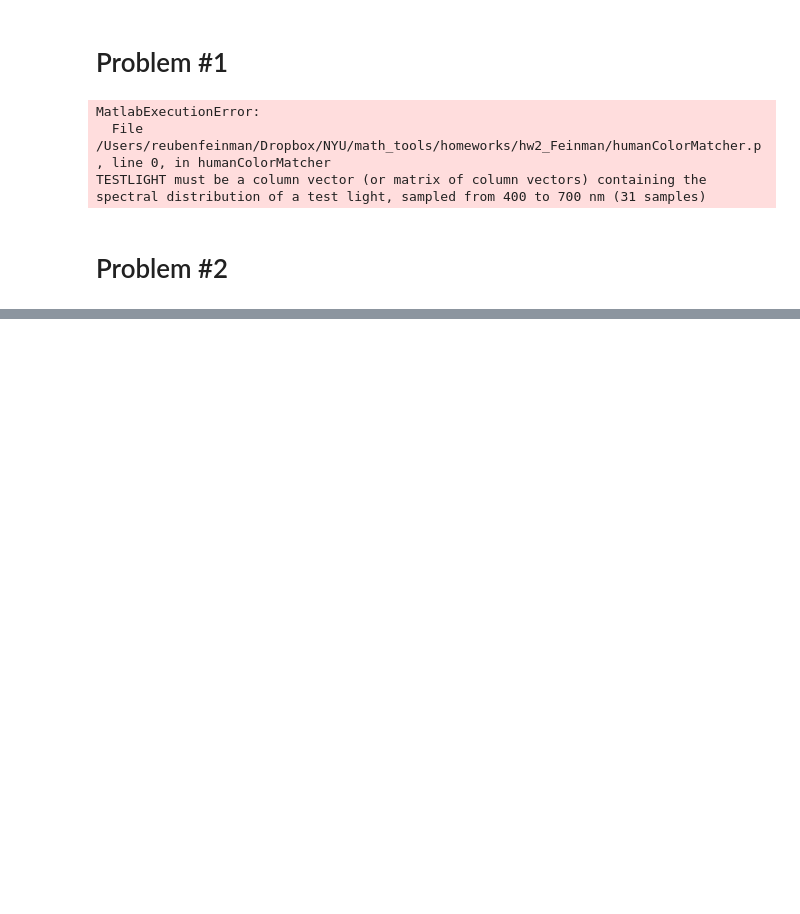
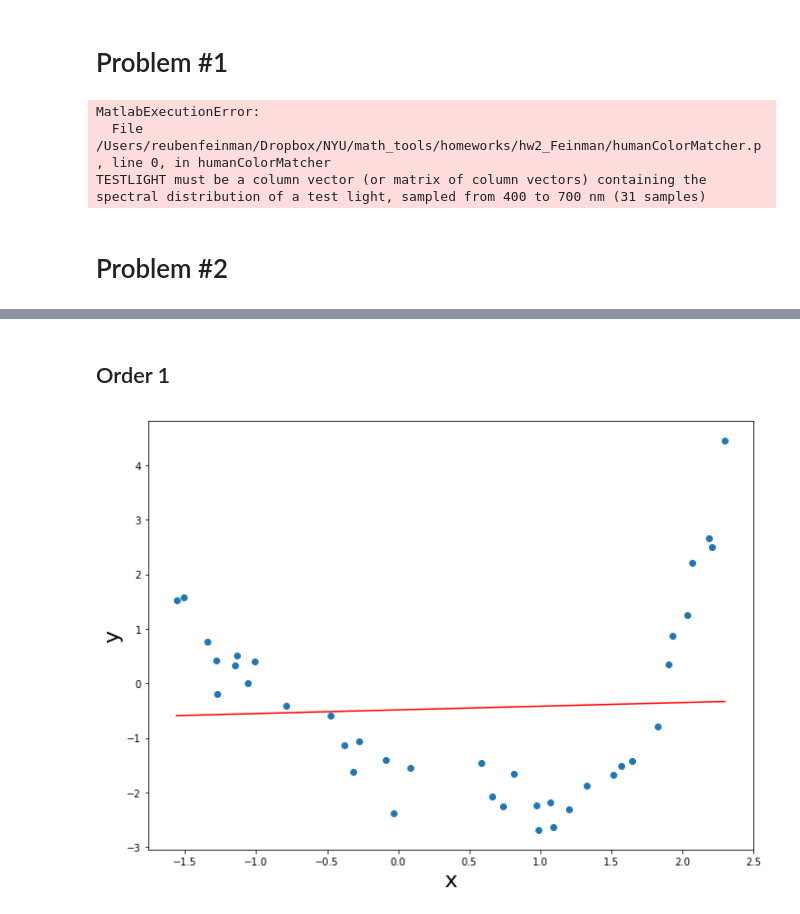
Before and after one commit to rfeinman/hw-mathtools, a Jupyter notebook: hw2_Feinman/hw2.ipynb, the cells around one changed output, grey strips where cells are left out. Saved outputs shown, nothing was run; the diff lists cells and outputs as text; code cells hidden in the pictures; blank space fills up the shorter version.

```diff
--- a/hw2_Feinman/hw2.ipynb
+++ b/hw2_Feinman/hw2.ipynb
@@ -37,0 +129,7 @@ plt.show()
+# %% [markdown]
+## Order 1
+# %%
+B_opt_1 = polynomial_regression(x, y, order=1)
+plot_fit(x, y, B_opt_1)
+# %% [output]
+[figure, added]
```
Also changed, not shown: parts of 17 cells of this notebook.
